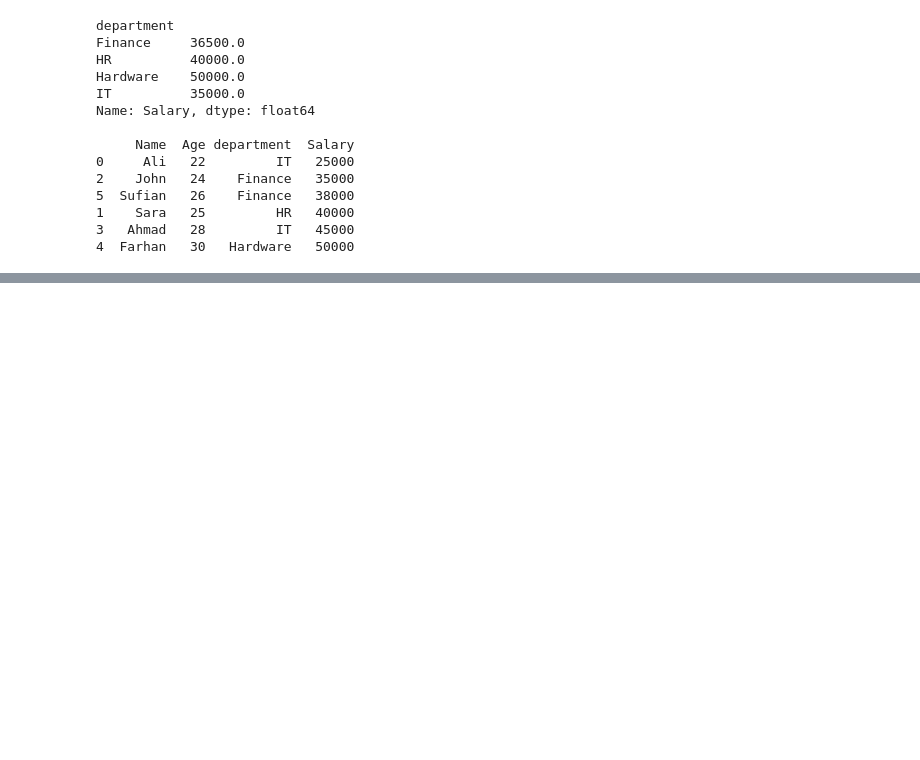
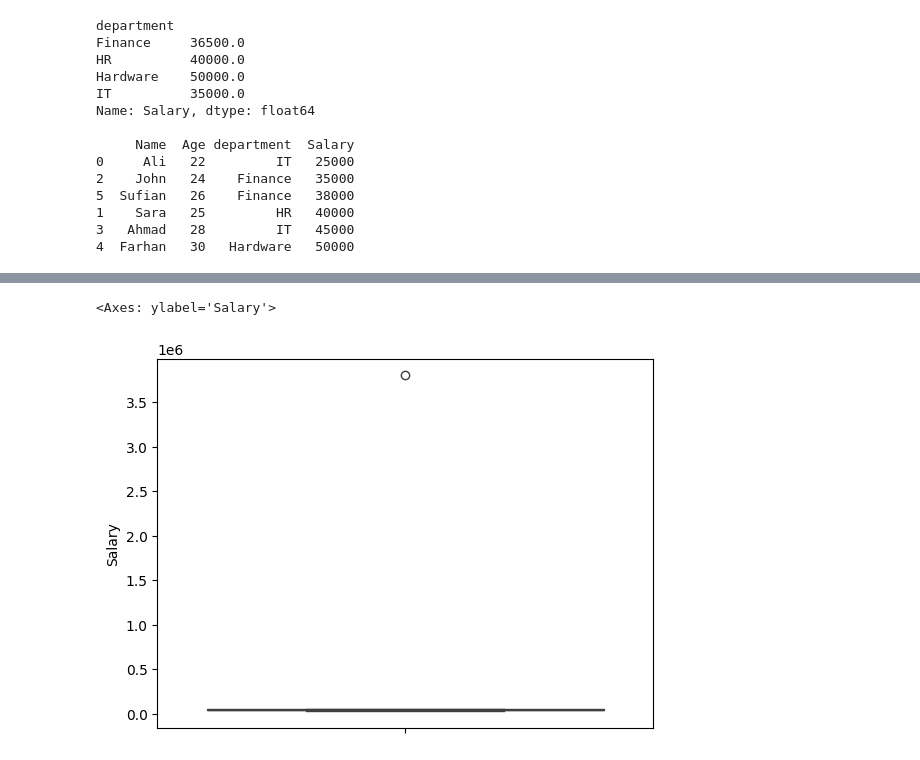
Before and after one commit to Minhaj078/AI-ML_Weekly_Prep, a Jupyter notebook: Week1/Day1.ipynb, the cells around one changed output, grey strips where cells are left out. Drawn from its saved outputs; the diff is of its cells as text; code cells hidden in the pictures; blank space fills up the shorter version.

```diff
--- a/Week1/Day1.ipynb
+++ b/Week1/Day1.ipynb
@@ -443,0 +547,7 @@ Name: Salary, dtype: float64
+# %%
+import seaborn as sns
+
+sns.boxplot(df["Salary"])
+# %% [output]
+<Axes: ylabel='Salary'>
+[figure, added]
```
Also changed, not shown: parts of 13 cells of this notebook, 5 other files.
